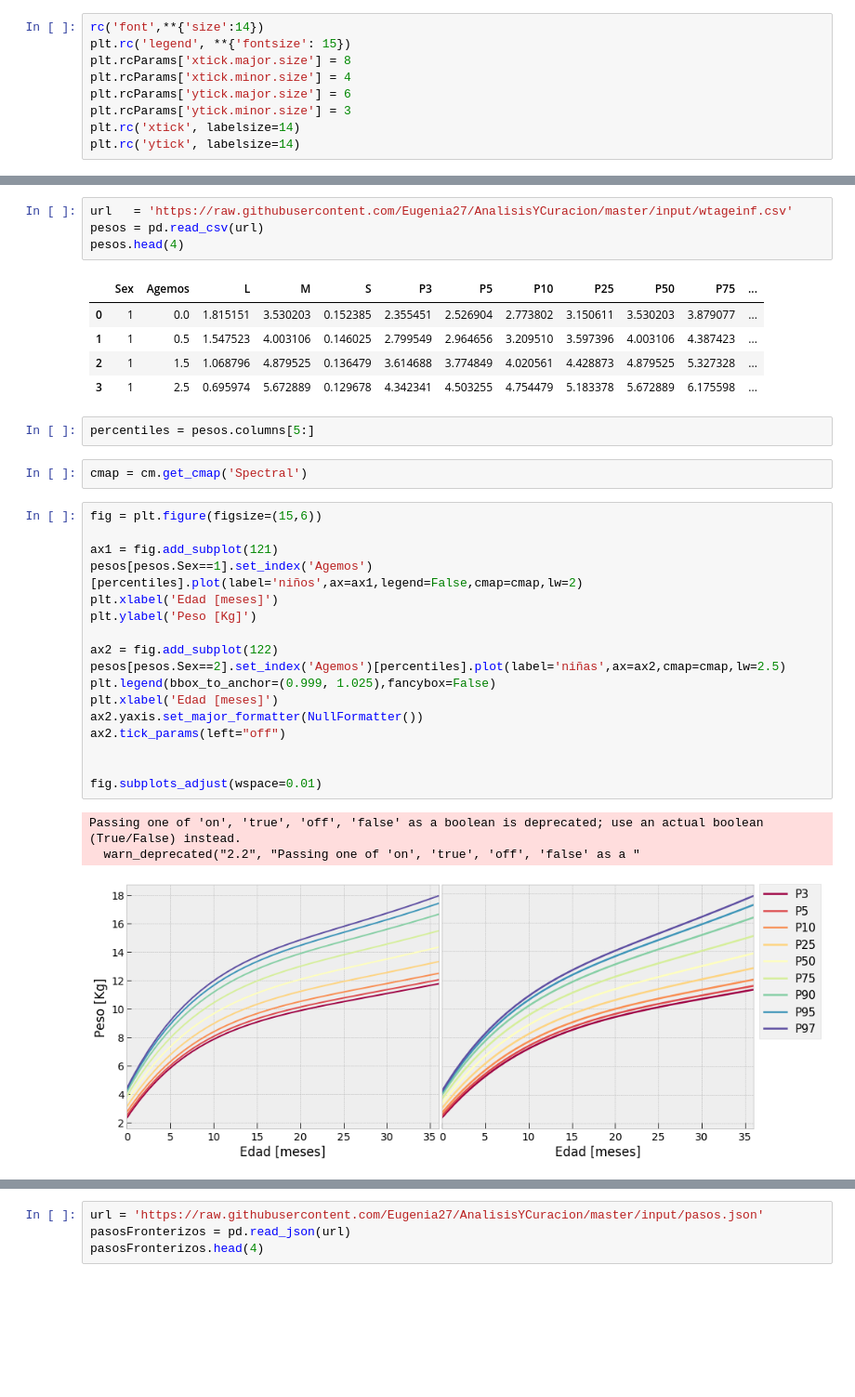
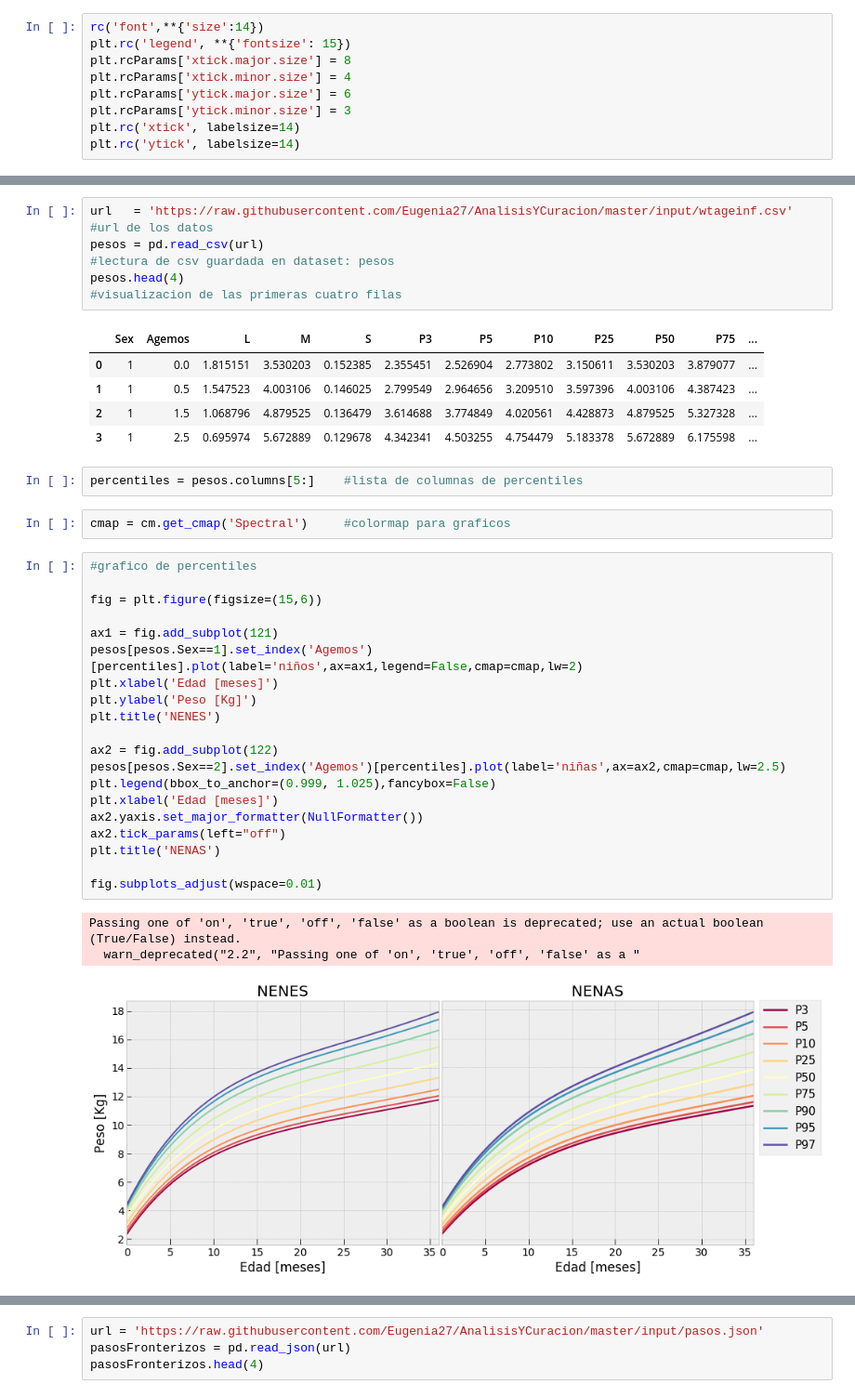
Before and after one commit to nair36/AnalisisYCuracion, a Jupyter notebook: AnalisisYCuracion_P1.ipynb, the cells around one changed output, grey strips where cells are left out. Shown at 93% size. Drawn from its saved outputs; the diff is of its cells as text; blank space fills up the shorter version.

```diff
--- a/AnalisisYCuracion_P1.ipynb
+++ b/AnalisisYCuracion_P1.ipynb
@@ -33,7 +41,7 @@ plt.rc('ytick', labelsize=14)
 # %%
-url   = 'https://raw.githubusercontent.com/Eugenia27/AnalisisYCuracion/master/input/wtageinf.csv'
-pesos = pd.read_csv(url)
-pesos.head(4)
+url   = 'https://raw.githubusercontent.com/Eugenia27/AnalisisYCuracion/master/input/wtageinf.csv'    #url de los datos
+pesos = pd.read_csv(url)                                                                             #lectura de csv guardada en dataset: pesos
+pesos.head(4)                                                                                        #visualizacion de las primeras cuatro filas
 # %% [output]
 |  | Sex | Agemos | L | M | S | P3 | P5 | P10 | P25 | P50 | P75 | ... |
 | 0 | 1 | 0.0 | 1.815151 | 3.530203 | 0.152385 | 2.355451 | 2.526904 | 2.773802 | 3.150611 | 3.530203 | 3.879077 | ... |
@@ -41,28 +49,31 @@ pesos.head(4)
 | 2 | 1 | 1.5 | 1.068796 | 4.879525 | 0.136479 | 3.614688 | 3.774849 | 4.020561 | 4.428873 | 4.879525 | 5.327328 | ... |
 | 3 | 1 | 2.5 | 0.695974 | 5.672889 | 0.129678 | 4.342341 | 4.503255 | 4.754479 | 5.183378 | 5.672889 | 6.175598 | ... |
 # %%
-percentiles = pesos.columns[5:]
+percentiles = pesos.columns[5:]    #lista de columnas de percentiles
 # %%
-cmap = cm.get_cmap('Spectral')
+cmap = cm.get_cmap('Spectral')     #colormap para graficos
 # %%
+#grafico de percentiles
+
 fig = plt.figure(figsize=(15,6))
 
 ax1 = fig.add_subplot(121)
 pesos[pesos.Sex==1].set_index('Agemos')[percentiles].plot(label='niños',ax=ax1,legend=False,cmap=cmap,lw=2)
 plt.xlabel('Edad [meses]')
 plt.ylabel('Peso [Kg]')
+plt.title('NENES')
 
 ax2 = fig.add_subplot(122)
 pesos[pesos.Sex==2].set_index('Agemos')[percentiles].plot(label='niñas',ax=ax2,cmap=cmap,lw=2.5)
 plt.legend(bbox_to_anchor=(0.999, 1.025),fancybox=False)
 plt.xlabel('Edad [meses]')
 ax2.yaxis.set_major_formatter(NullFormatter())
 ax2.tick_params(left="off")
-
+plt.title('NENAS')
 
 fig.subplots_adjust(wspace=0.01)
 # %% [output]
 Passing one of 'on', 'true', 'off', 'false' as a boolean is deprecated; use an actual boolean (True/False) instead.
   warn_deprecated("2.2", "Passing one of 'on', 'true', 'off', 'false' as a "
-[figure, old version]
+[figure, new version]
 # %% [markdown]
```
Also changed, not shown: parts of 29 cells of this notebook.
